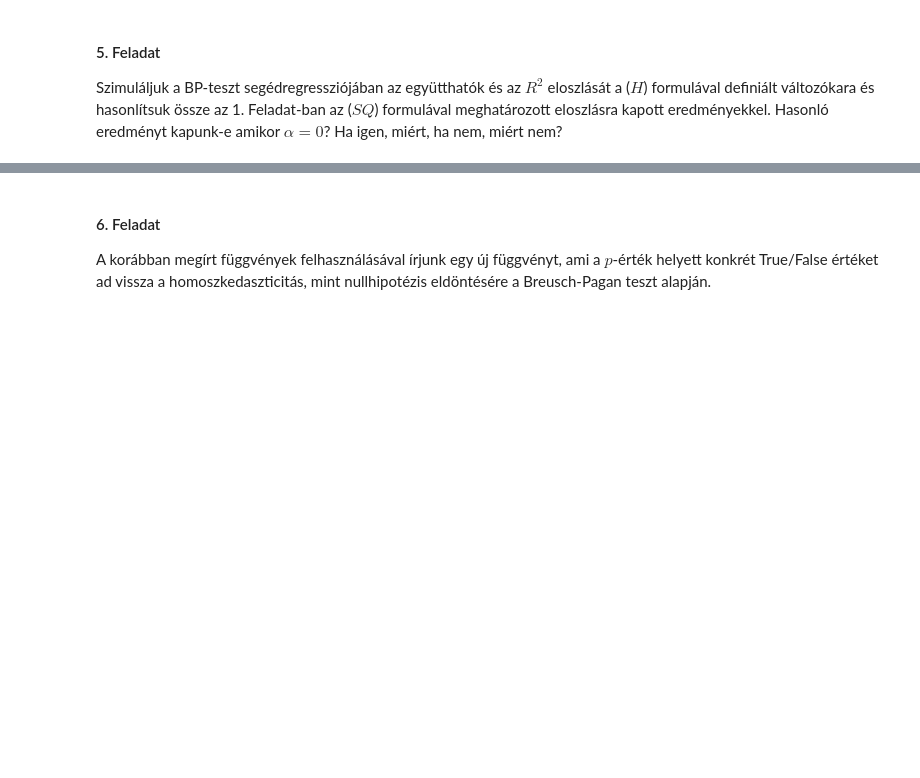
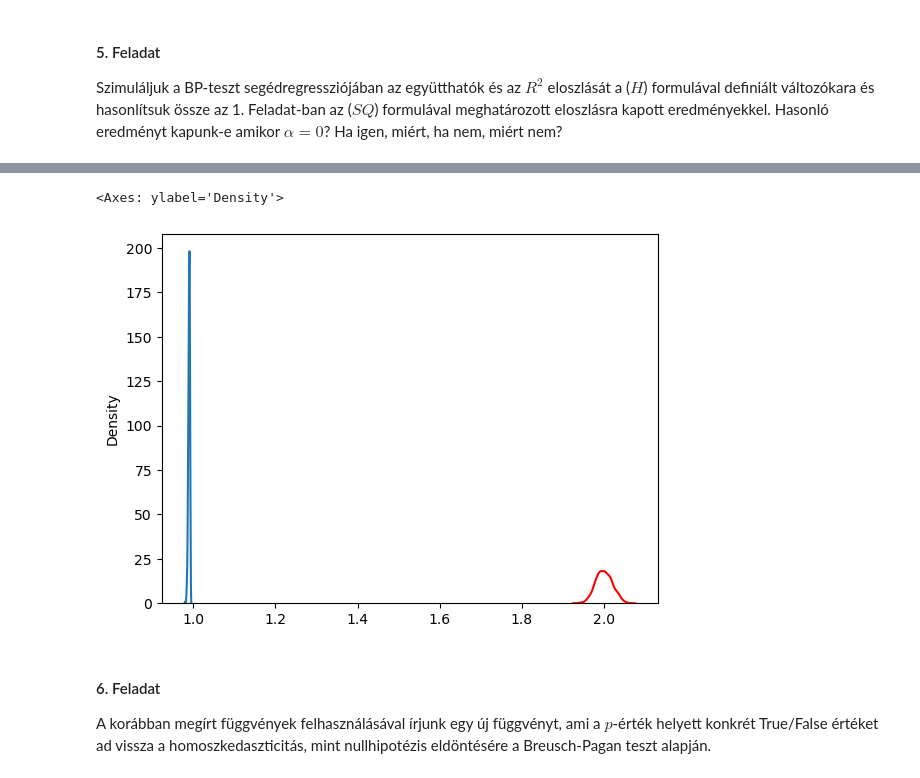
Before and after one commit to SorcCode/pae_hf1, a Jupyter notebook: HF1.ipynb, the cells around one changed output, grey strips where cells are left out. Drawn from its saved outputs; the diff is of its cells as text; code cells hidden in the pictures; blank space fills up the shorter version.

```diff
--- a/HF1.ipynb
+++ b/HF1.ipynb
@@ -182,9 +181,9 @@ def my_bp_test(data):
 # %%
 # Összehasonlítás:
 m = 100
-gamma = 0.5
+alpha = 0.5
 
-data = generate_data(m, gamma)
+data = generate_data(m, alpha)
 
 print(f"Beépített függvénnyel; R2: {bp_test_with_built_in_function(data)[0]}, p-érték: {bp_test_with_built_in_function(data)[1]}")
 print(f"Saját függvénnyel; R2: {my_bp_test(data)[0]}, p-érték: {my_bp_test(data)[1]}")
@@ -201,7 +202,21 @@ Válasz:
 </div>
 # %%
+alpha = 0
+sim_size = 1000
+
 def bp_regression(data):
-    return
+    X = sm.add_constant(data[0])
+    reg = sm.OLS(data[1], X).fit()
+
+    return reg
+
+R2 = [bp_regression(generate_data(100, alpha)).rsquared for _ in range(sim_size)]
+Beta = [bp_regression(generate_data(100, alpha)).params[1] for _ in range(sim_size)]
+sns.kdeplot(R2)
+sns.kdeplot(Beta, color = "red")
+# %% [output]
+<Axes: ylabel='Density'>
+[figure, added]
 # %% [markdown]
 #### 6. Feladat
 
```
Also changed, not shown: parts of 13 cells of this notebook.
